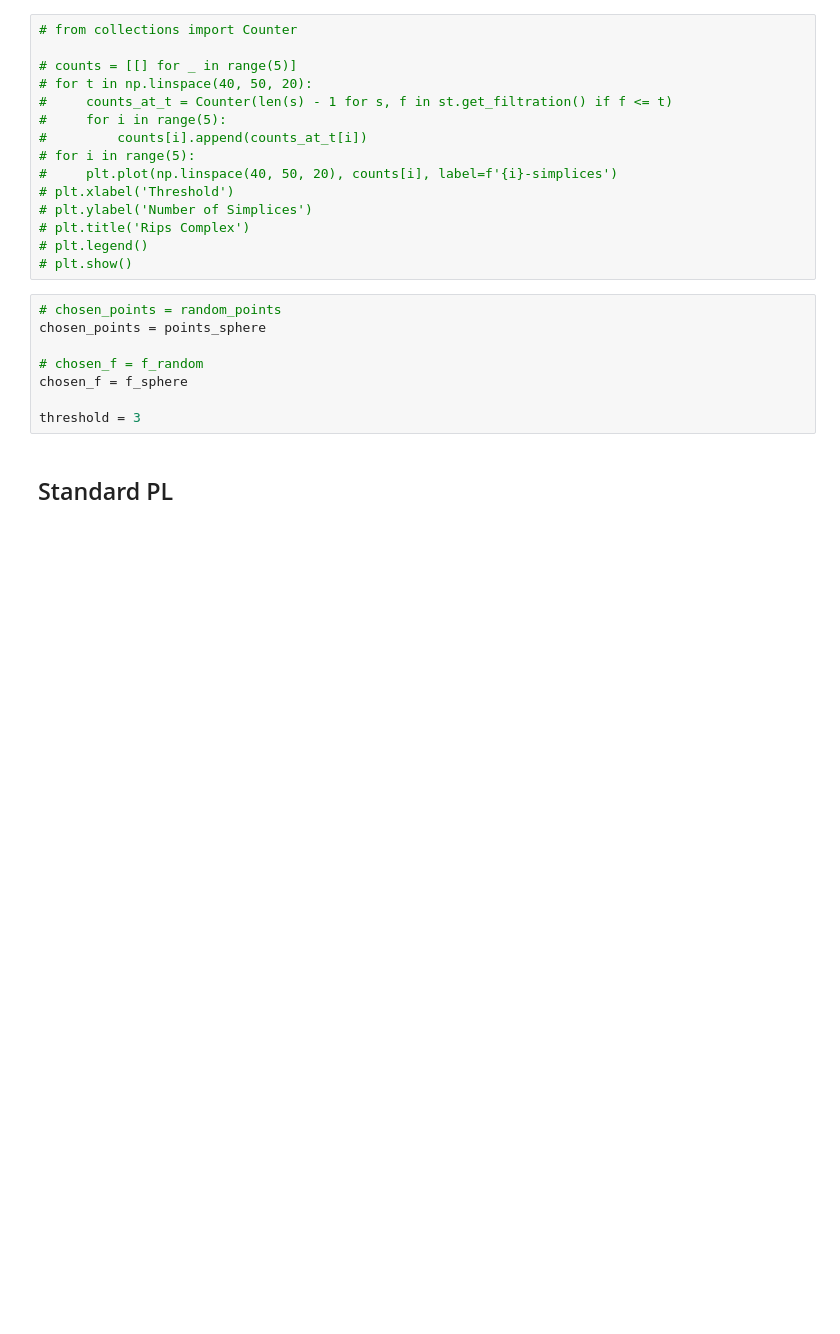
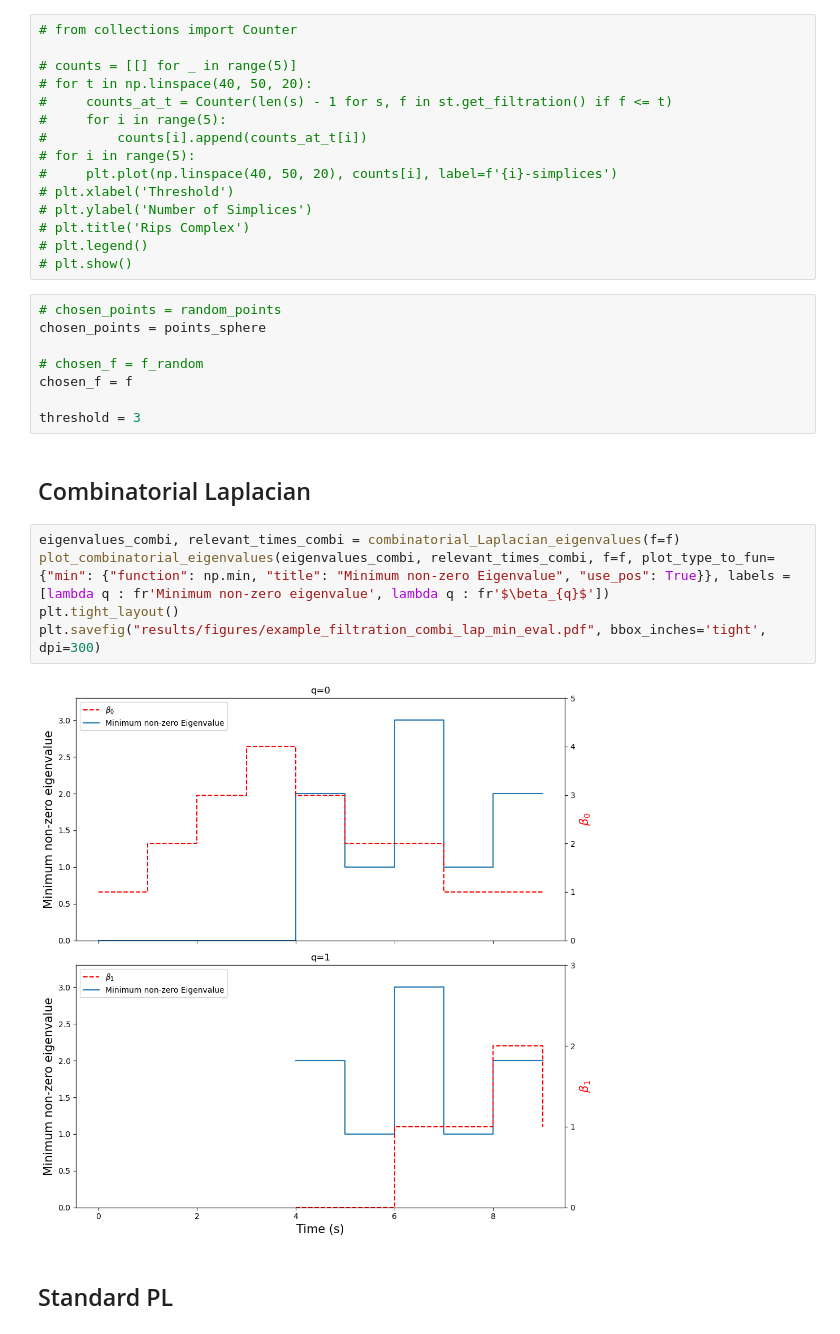
Before and after one commit to siroj99/NewPersistentChains, a Jupyter notebook: laplacians_v2.ipynb, the cells around one changed output. Cells and saved outputs as stored; diff of their text form; blank space fills up the shorter version.

Commit message:
Created figures and removed some unnecessary files.

```diff
--- a/laplacians_v2.ipynb
+++ b/laplacians_v2.ipynb
@@ -71,9 +71,18 @@ Filtration with 569 simplices
 chosen_points = points_sphere
 
 # chosen_f = f_random
-chosen_f = f_sphere
+chosen_f = f
 
 threshold = 3
+# %% [markdown]
+## Combinatorial Laplacian
+# %%
+eigenvalues_combi, relevant_times_combi = combinatorial_Laplacian_eigenvalues(f=f)
+plot_combinatorial_eigenvalues(eigenvalues_combi, relevant_times_combi, f=f, plot_type_to_fun= {"min": {"function": np.min, "title": "Minimum non-zero Eigenvalue", "use_pos": True}}, labels = [lambda q : fr'Minimum non-zero eigenvalue', lambda q : fr'$\beta_{q}$'])
+plt.tight_layout()
+plt.savefig("results/figures/example_filtration_combi_lap_min_eval.pdf", bbox_inches='tight', dpi=300)
+# %% [output]
+[figure, added]
 # %% [markdown]
 ## Standard PL
 # %%
```
Also changed, not shown: 59 other files.
